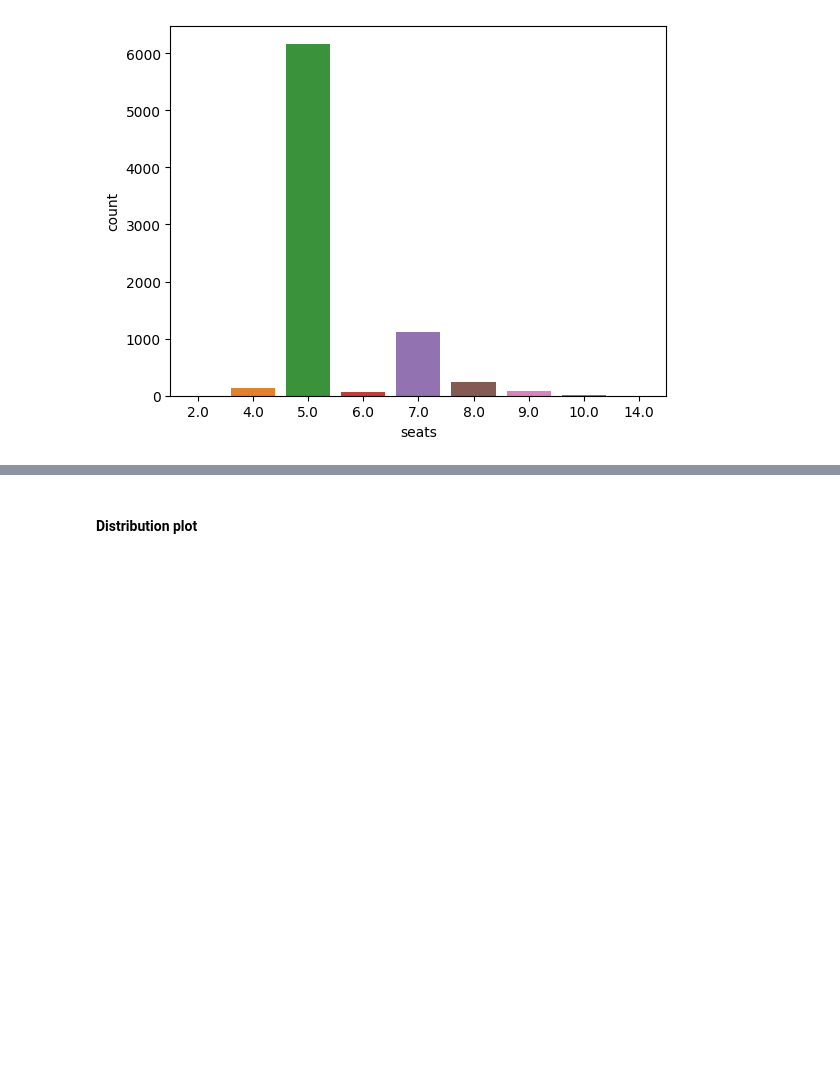
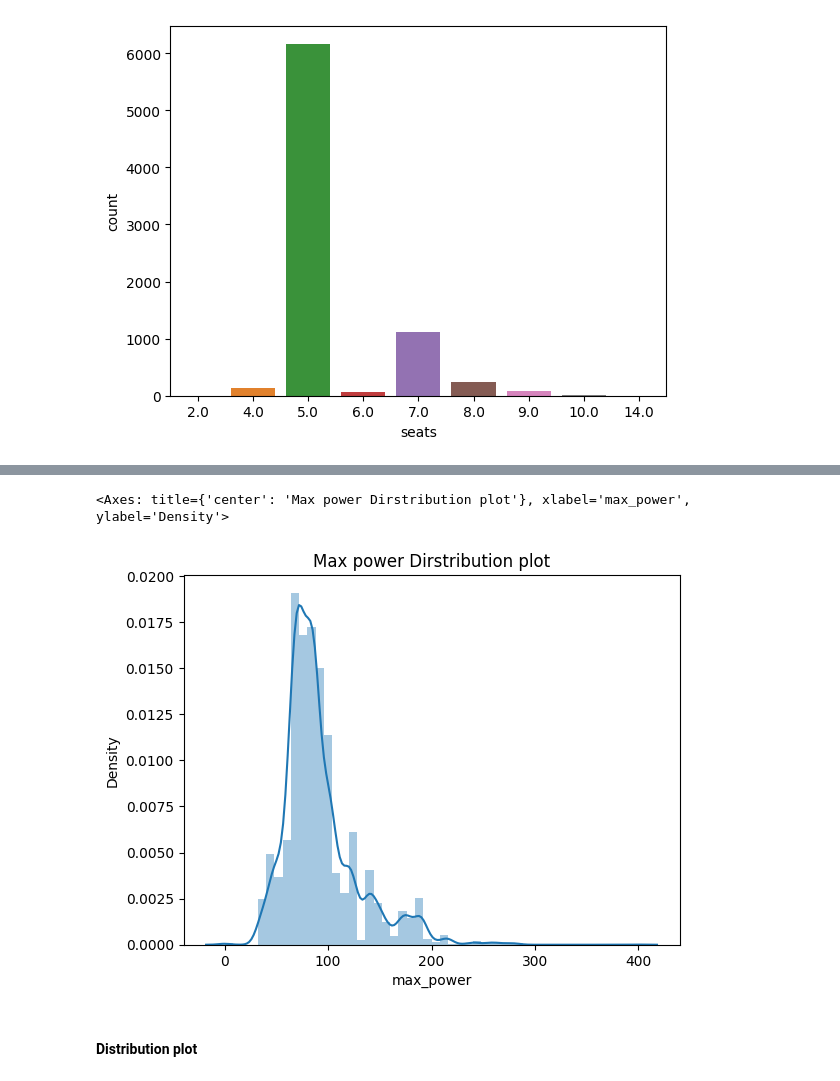
Before and after one commit to rachelT2/ML_assignment1, a Jupyter notebook: 01 - Car_prediction.ipynb, the cells around one changed output, grey strips where cells are left out. Cells and saved outputs as stored; diff of their text form; code cells hidden in the pictures; blank space fills up the shorter version.

```diff
--- a/01 - Car_prediction.ipynb
+++ b/01 - Car_prediction.ipynb
@@ -217,3 +222,9 @@ sns.countplot(data = df, x='seats')
+# %%
+plt.title('Max power Dirstribution plot')
+sns.distplot(df['max_power'])
+# %% [output]
+<Axes: title={'center': 'Max power Dirstribution plot'}, xlabel='max_power', ylabel='Density'>
+[figure, added]
 # %% [markdown]
 #### Distribution plot
 # %%
```
Also changed, not shown: parts of 14 cells of this notebook, 3 other files.
